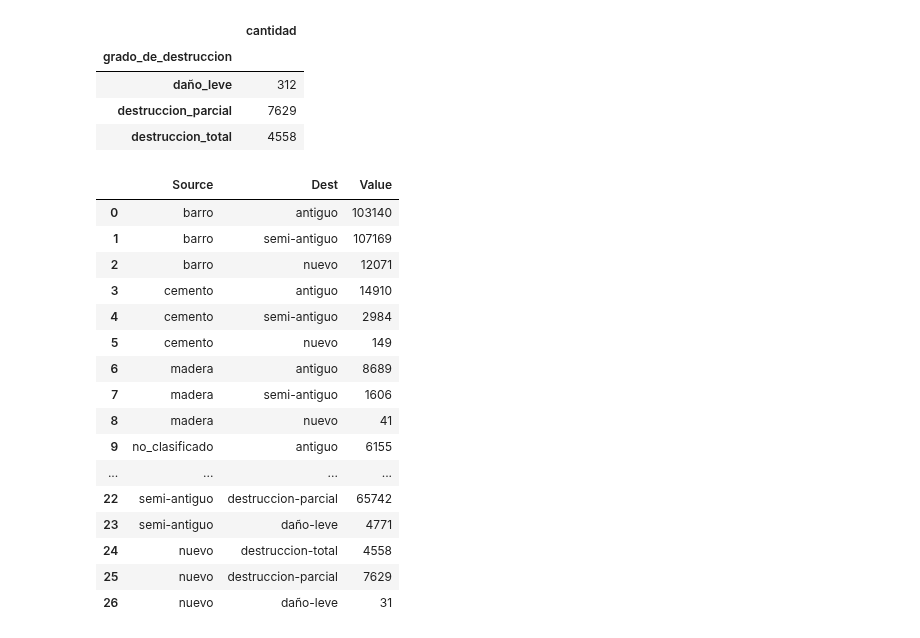
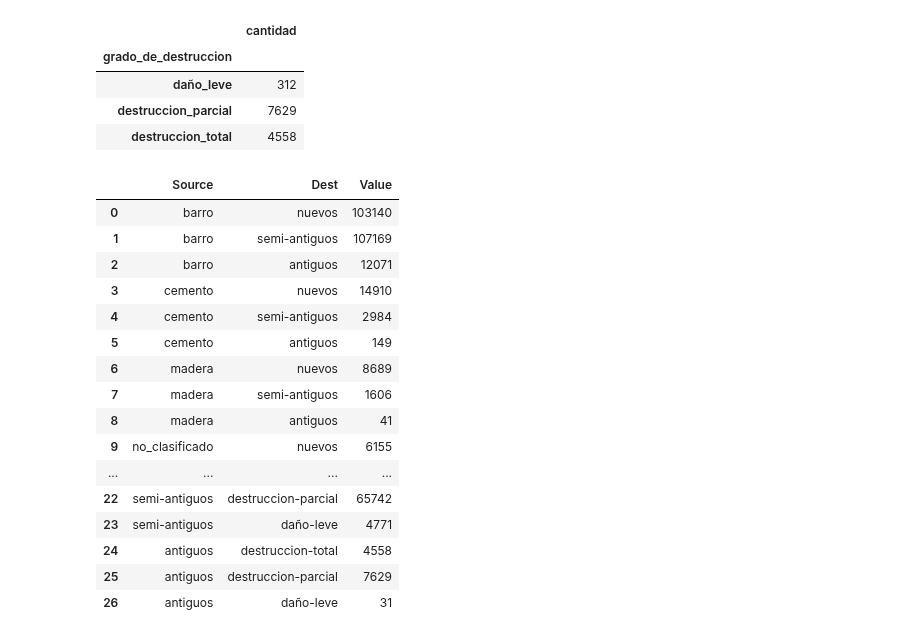
Before and after one commit to DanteReinaudo/EarthquakeDamagePrediction, a Jupyter notebook: tp1/OrgTP1Elvis/OrgaTP1.ipynb, the cells around one changed output. Saved outputs shown, nothing was run; the diff lists cells and outputs as text; code cells hidden in the pictures.

```diff
--- a/tp1/OrgTP1Elvis/OrgaTP1.ipynb
+++ b/tp1/OrgTP1Elvis/OrgaTP1.ipynb
@@ -551,26 +558,26 @@ dfNuevos
 | destruccion_parcial | 7629 |
 | destruccion_total | 4558 |
 # %%
-url = 'https://ipfs.io/ipfs/Qme79BeqBkrpwY1DK81uXRJG527NtdcCix53hKdgpKgJej?filename=terremoto.csv'
+url = 'https://github.com/DatosOrga2021/orga_datos_1c_2021/raw/main/tp1/OrgTP1Elvis/terremoto.csv'
 dfMatrialAntiguedad = pd.read_csv(url)
 dfMatrialAntiguedad
 # %% [output]
 |  | Source | Dest | Value |
-| 0 | barro | antiguo | 103140 |
-| 1 | barro | semi-antiguo | 107169 |
-| 2 | barro | nuevo | 12071 |
-| 3 | cemento | antiguo | 14910 |
-| 4 | cemento | semi-antiguo | 2984 |
-| 5 | cemento | nuevo | 149 |
-| 6 | madera | antiguo | 8689 |
-| 7 | madera | semi-antiguo | 1606 |
-| 8 | madera | nuevo | 41 |
-| 9 | no_clasificado | antiguo | 6155 |
+| 0 | barro | nuevos | 103140 |
+| 1 | barro | semi-antiguos | 107169 |
+| 2 | barro | antiguos | 12071 |
+| 3 | cemento | nuevos | 14910 |
+| 4 | cemento | semi-antiguos | 2984 |
+| 5 | cemento | antiguos | 149 |
+| 6 | madera | nuevos | 8689 |
+| 7 | madera | semi-antiguos | 1606 |
+| 8 | madera | antiguos | 41 |
+| 9 | no_clasificado | nuevos | 6155 |
 | ... | ... | ... | ... |
-| 22 | semi-antiguo | destruccion-parcial | 65742 |
-| 23 | semi-antiguo | daño-leve | 4771 |
-| 24 | nuevo | destruccion-total | 4558 |
-| 25 | nuevo | destruccion-parcial | 7629 |
-| 26 | nuevo | daño-leve | 31 |
+| 22 | semi-antiguos | destruccion-parcial | 65742 |
+| 23 | semi-antiguos | daño-leve | 4771 |
+| 24 | antiguos | destruccion-total | 4558 |
+| 25 | antiguos | destruccion-parcial | 7629 |
+| 26 | antiguos | daño-leve | 31 |
 # %% [markdown]
 Con los datos anteriores y una herramienta externa se genera la siguiente imagen
```
Also changed, not shown: parts of 10 cells of this notebook.
